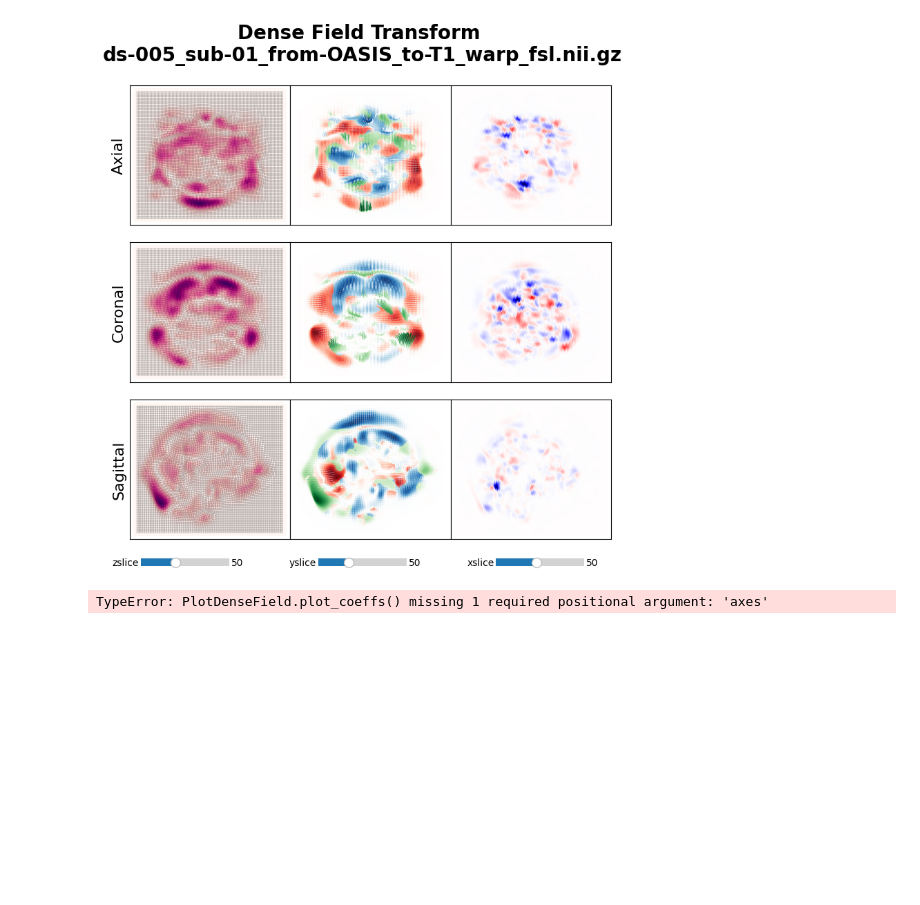
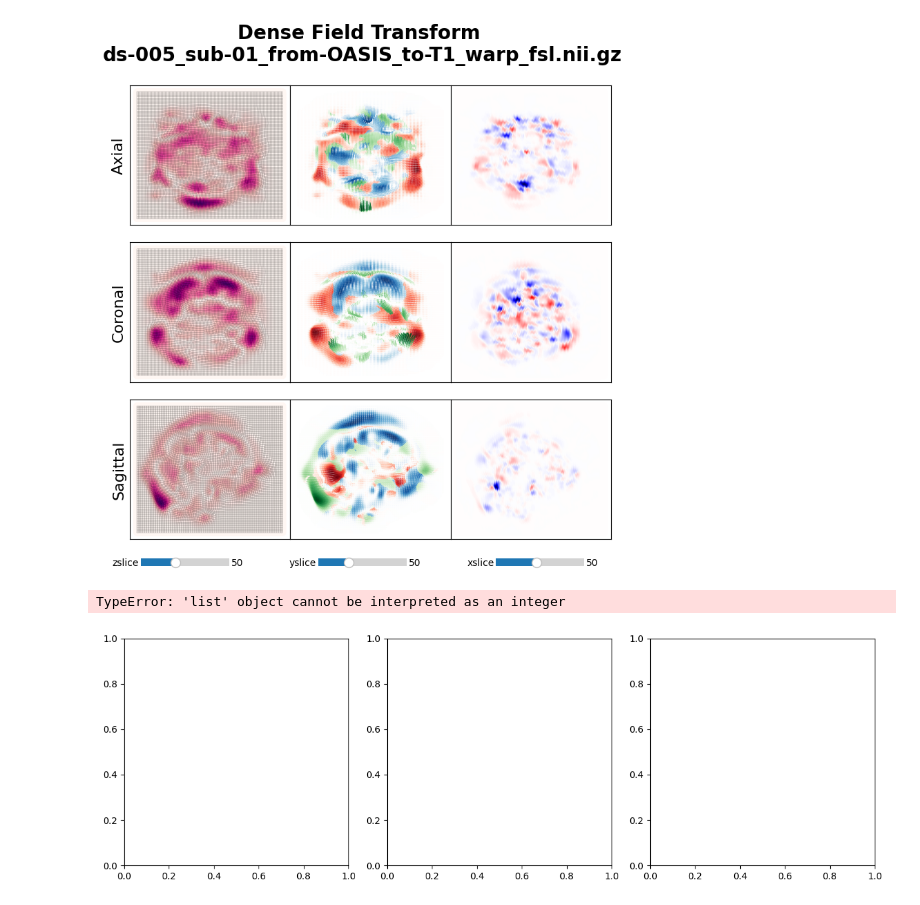
Before and after one commit to nipy/nitransforms, a Jupyter notebook: docs/notebooks/Visualizing transforms.ipynb, the cells around one changed output. Drawn from its saved outputs; the diff is of its cells as text; code cells hidden in the pictures; blank space fills up the shorter version.

```diff
--- a/docs/notebooks/Visualizing transforms.ipynb
+++ b/docs/notebooks/Visualizing transforms.ipynb
@@ -172,11 +173,13 @@ plt.show()
 # %%
 fig, axes = plt.subplots(1, 3, figsize=(12, 4), tight_layout=True)
 pdf_3d.plot_coeffs(
+    fig=fig,
     axes=axes,
     xslice=xslice,
     yslice=yslice,
     zslice=zslice,
 )
 plt.show()
 # %% [output]
-TypeError: PlotDenseField.plot_coeffs() missing 1 required positional argument: 'axes'
+TypeError: 'list' object cannot be interpreted as an integer
+[figure, added]
```
Also changed, not shown: parts of 1 cell of this notebook, 1 other file.
